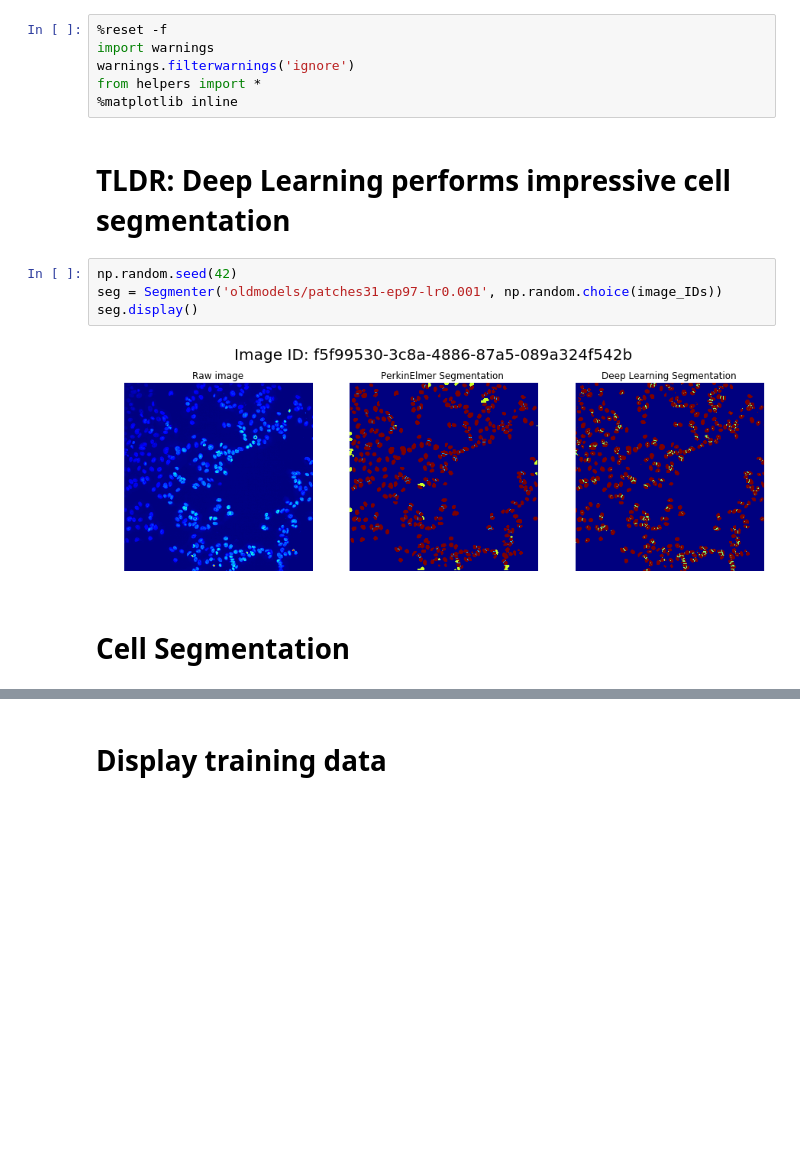
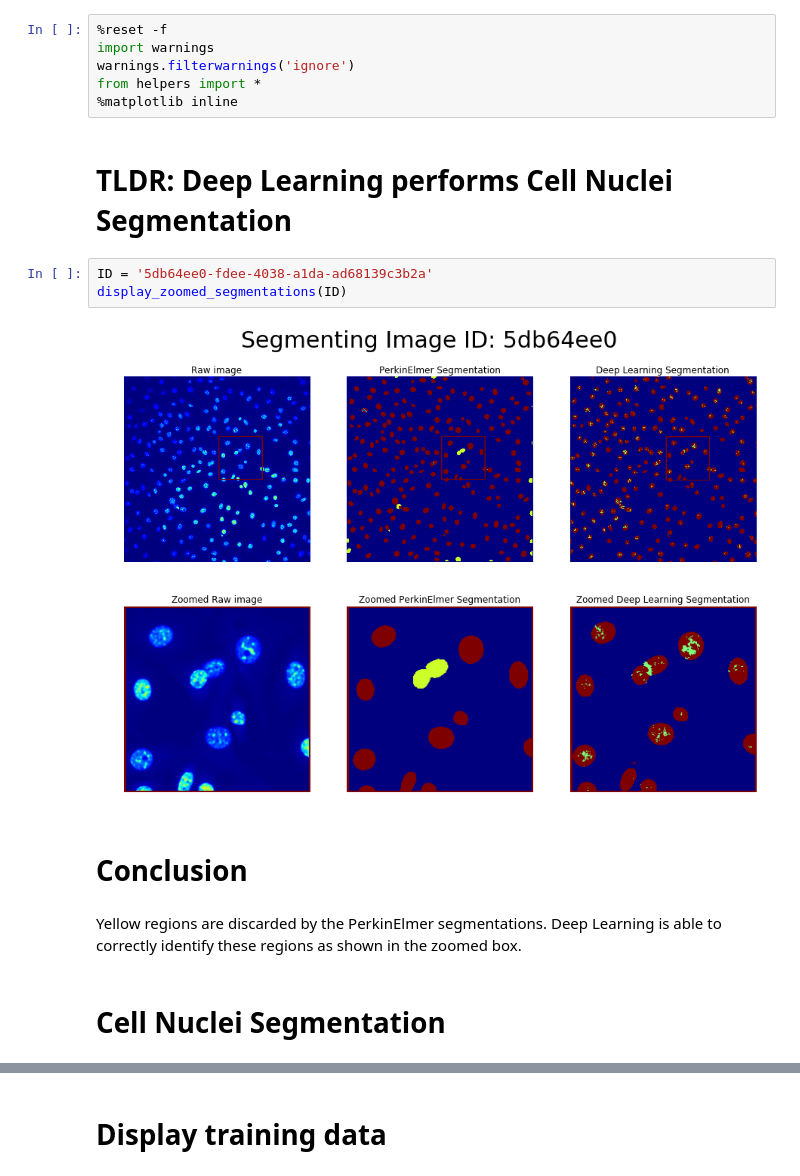
Before and after one commit to willgdjones/PerkinElmerHackathon, a Jupyter notebook: Deep Learning for Image Segmentation.ipynb, the cells around one changed output, grey strips where cells are left out. Cells and saved outputs as stored; diff of their text form; blank space fills up the shorter version.

```diff
--- a/Deep Learning for Image Segmentation.ipynb
+++ b/Deep Learning for Image Segmentation.ipynb
@@ -5,13 +5,16 @@ warnings.filterwarnings('ignore')
 from helpers import *
 %matplotlib inline
 # %% [markdown]
-# TLDR: Deep Learning performs impressive cell segmentation
+# TLDR: Deep Learning performs Cell Nuclei Segmentation
-# %%
-np.random.seed(42)
-seg = Segmenter('oldmodels/patches31-ep97-lr0.001', np.random.choice(image_IDs))
-seg.display()
-# %% [output]
-[figure, removed]
+# %%
+ID = '5db64ee0-fdee-4038-a1da-ad68139c3b2a'
+display_zoomed_segmentations(ID)
+# %% [output]
+[figure, added]
+# %% [markdown]
+# Conclusion
+# %% [markdown]
+Yellow regions are discarded by the PerkinElmer segmentations. Deep Learning is able to correctly identify these regions as shown in the zoomed box.
 # %% [markdown]
-# Cell Segmentation
+# Cell Nuclei Segmentation
 # %% [markdown]
```
Also changed, not shown: parts of 17 cells of this notebook, 3 other files.
